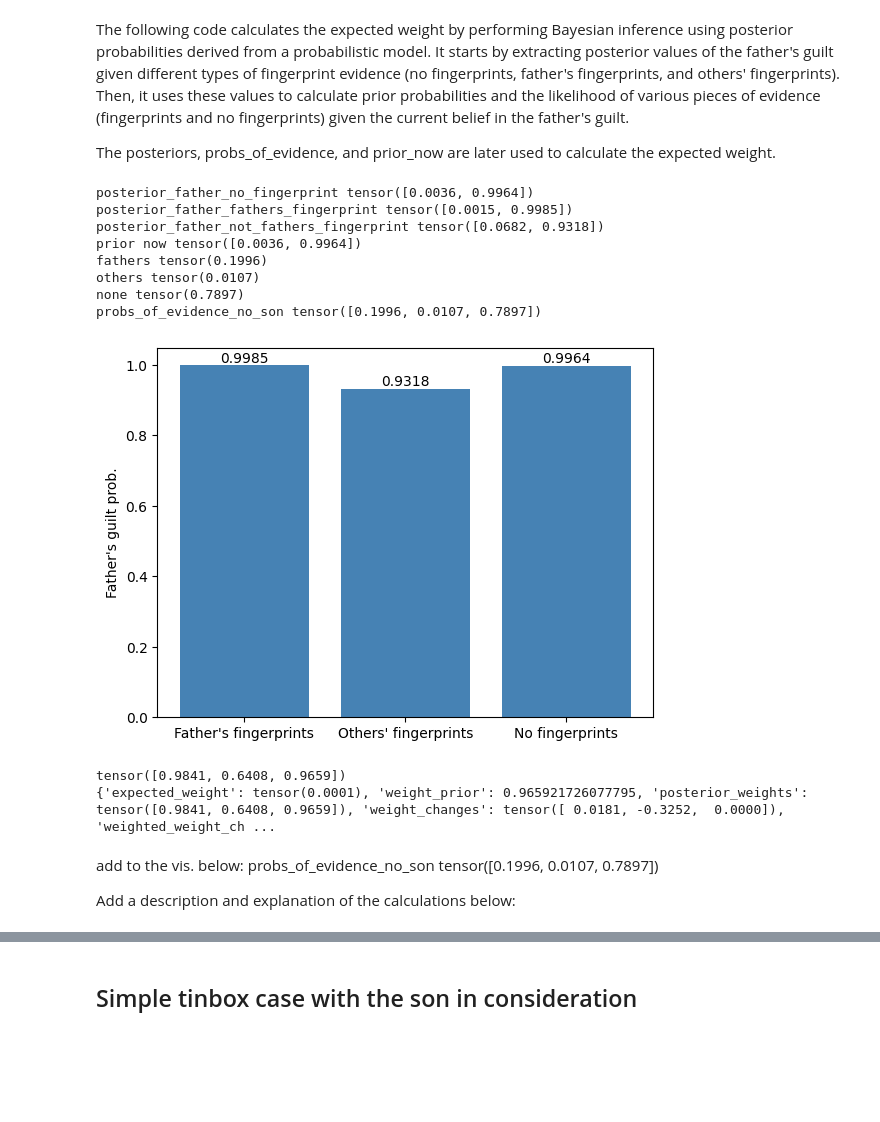
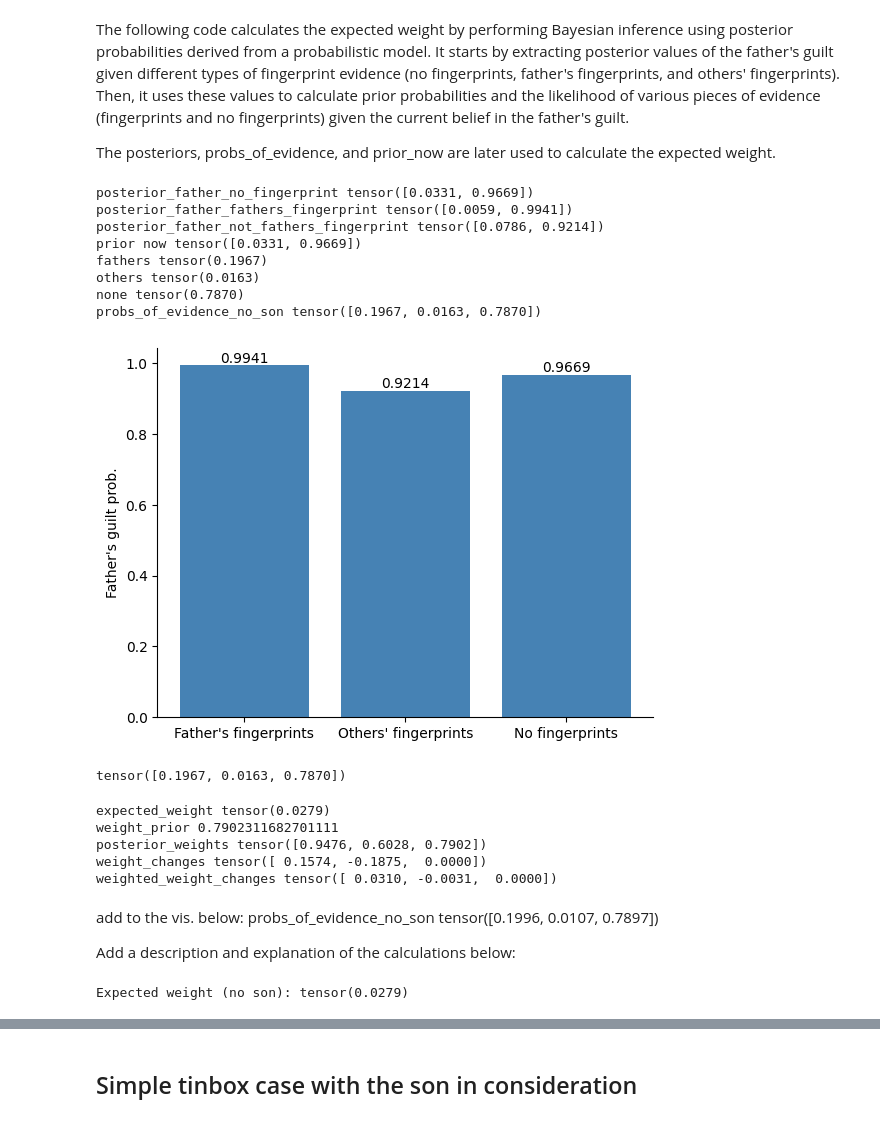
Before and after one commit to rfl-urbaniak/MRbook, a Jupyter notebook: weight-paper/scripts/nikodem_tinbox.ipynb, the cells around one changed output, grey strips where cells are left out. Saved outputs shown, nothing was run; the diff lists cells and outputs as text; code cells hidden in the pictures; blank space fills up the shorter version.

Commit message:
fingers model update

```diff
--- a/weight-paper/scripts/nikodem_tinbox.ipynb
+++ b/weight-paper/scripts/nikodem_tinbox.ipynb
@@ -156,13 +154,13 @@ By masking done within the model, we are able to extract three posterioros repre
 #set pyro seed
 pyro.set_rng_seed(42)
 def tinbox_core_no_son(
-        pr_father: float = 0.8,               # the core defines point probabilities of some possible states
-        pr_confession_if_father = 0.9,
-        pr_confession_if_not_father = .01,
-        father_fingerprints_if_father = .2,
+        pr_father: float = 0.01,               # the core defines point probabilities of some possible states
+        pr_confession_if_father = 0.4,
+        pr_confession_if_not_father = .0001,
+        father_fingerprints_if_father = .4,
         father_fingerprints_if_not_father = .1,
-        other_fingerprints_if_father = .01,
-        other_fingerprints_if_not_father = .2,
+        other_fingerprints_if_father = .2,
+        other_fingerprints_if_not_father = .4,
         angle_if_father = .4,
         angle_if_not_father = .5,
         num_particles = 3e4#should be wide uniform really
@@ -401,35 +397,40 @@ probs_of_evidence_no_son = torch.tensor([pr_fathers_fingerprint_now,
                                          pr_no_fingerprints_now])
 print('probs_of_evidence_no_son', probs_of_evidence_no_son)
 # %% [output]
-posterior_father_no_fingerprint tensor([0.0036, 0.9964])
-posterior_father_fathers_fingerprint tensor([0.0015, 0.9985])
-posterior_father_not_fathers_fingerprint tensor([0.0682, 0.9318])
-prior now tensor([0.0036, 0.9964])
-fathers tensor(0.1996)
-others tensor(0.0107)
-none tensor(0.7897)
-probs_of_evidence_no_son tensor([0.1996, 0.0107, 0.7897])
+posterior_father_no_fingerprint tensor([0.0331, 0.9669])
+posterior_father_fathers_fingerprint tensor([0.0059, 0.9941])
+posterior_father_not_fathers_fingerprint tensor([0.0786, 0.9214])
+prior now tensor([0.0331, 0.9669])
+fathers tensor(0.1967)
+others tensor(0.0163)
+none tensor(0.7870)
+probs_of_evidence_no_son tensor([0.1967, 0.0163, 0.7870])
 # %%
 # Visualization that represents posterior probabilities
 
 labels = ['Father\'s fingerprints', 'Others\' fingerprints', 'No fingerprints']
 
 values = [father_posterior_fathers_fingerprint[1],  father_posterior_others_fingerprint[1], father_posterior_no_fingerprint[1]]
 
 fig, ax = plt.subplots()
 bars = ax.bar(labels, values, color= 'steelblue')
 
 for bar in bars:
     yval = bar.get_height()
     ax.text(bar.get_x() + bar.get_width()/2, yval, round(yval, 4), ha='center', va='bottom')
 
 ax.set_ylabel("Father's guilt prob.")
-#ax.set_title('Posterior Probs. (no son scenario)')
+
+sns.despine()#ax.set_title('Posterior Probs. (no son scenario)')
 
 plt.savefig('figures/tinbox_posterior_probs_no_son.pdf')
 plt.show()
 # %% [output]
-[figure, old version]
+[figure, new version]
+# %%
+probs_of_evidence_no_son
+# %% [output]
+tensor([0.1967, 0.0163, 0.7870])
 # %%
 expected_weights_no_son = expected_weight(
     probs_of_evidence_no_son, father_prior_now,
@@ -442,12 +443,25 @@ expected_weights_no_son = expected_weight(
 # weight changes: The difference between the weights of the posteriors and the prior
 # weighted weight changes: The weight_changes values multiplied by the probabilities of the corresponding pieces of evidence
 
-
-print(expected_weights_no_son)
+for key in expected_weights_no_son:
+    print(key, expected_weights_no_son[key])
 # %% [output]
-tensor([0.9841, 0.6408, 0.9659])
-{'expected_weight': tensor(0.0001), 'weight_prior': 0.965921726077795, 'posterior_weights': tensor([0.9841, 0.6408, 0.9659]), 'weight_changes': tensor([ 0.0181, -0.3252,  0.0000]), 'weighted_weight_ch ...
+expected_weight tensor(0.0279)
+weight_prior 0.7902311682701111
+posterior_weights tensor([0.9476, 0.6028, 0.7902])
+weight_changes tensor([ 0.1574, -0.1875,  0.0000])
+weighted_weight_changes tensor([ 0.0310, -0.0031,  0.0000])
 # %% [markdown]
 add to the vis. below: probs_of_evidence_no_son tensor([0.1996, 0.0107, 0.7897])
 
 Add a description and explanation of the calculations below:
+# %%
+# Visualization of the expected weight calculation
+
+posterior_weights = expected_weights_no_son["posterior_weights"]
+weight_changes = expected_weights_no_son["weight_changes"]
+weighted_weight_changes = expected_weights_no_son["weighted_weight_changes"]
+
+print('Expected weight (no son):', expected_weights_no_son["expected_weight"])
+# %% [output]
+Expected weight (no son): tensor(0.0279)
```
Also changed, not shown: parts of 7 cells of this notebook, 3 other files.
